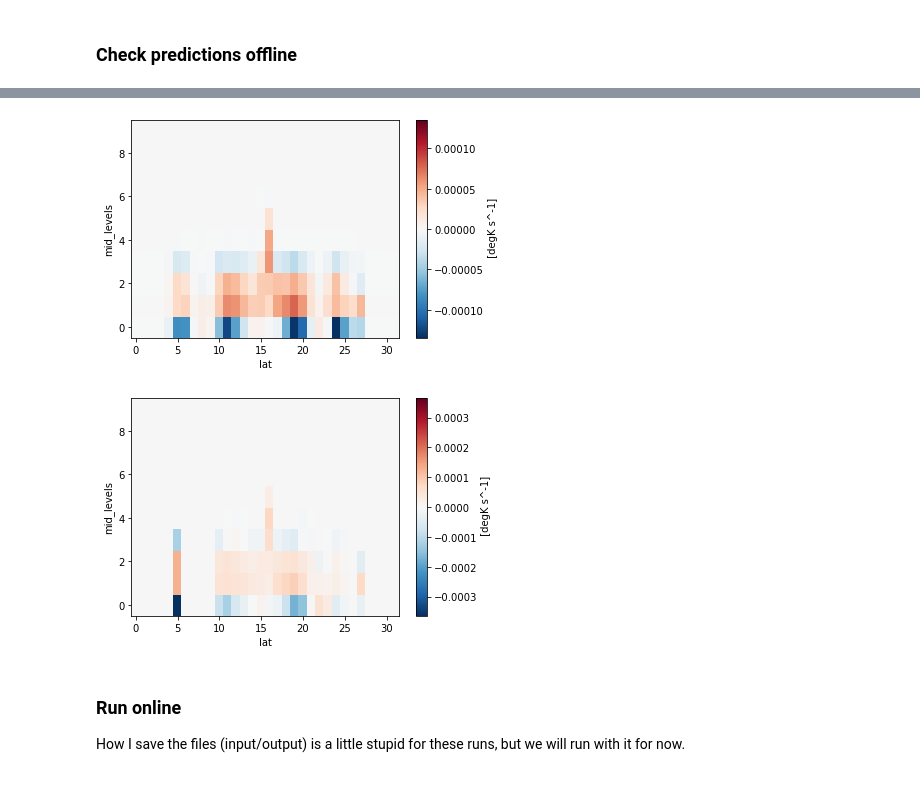
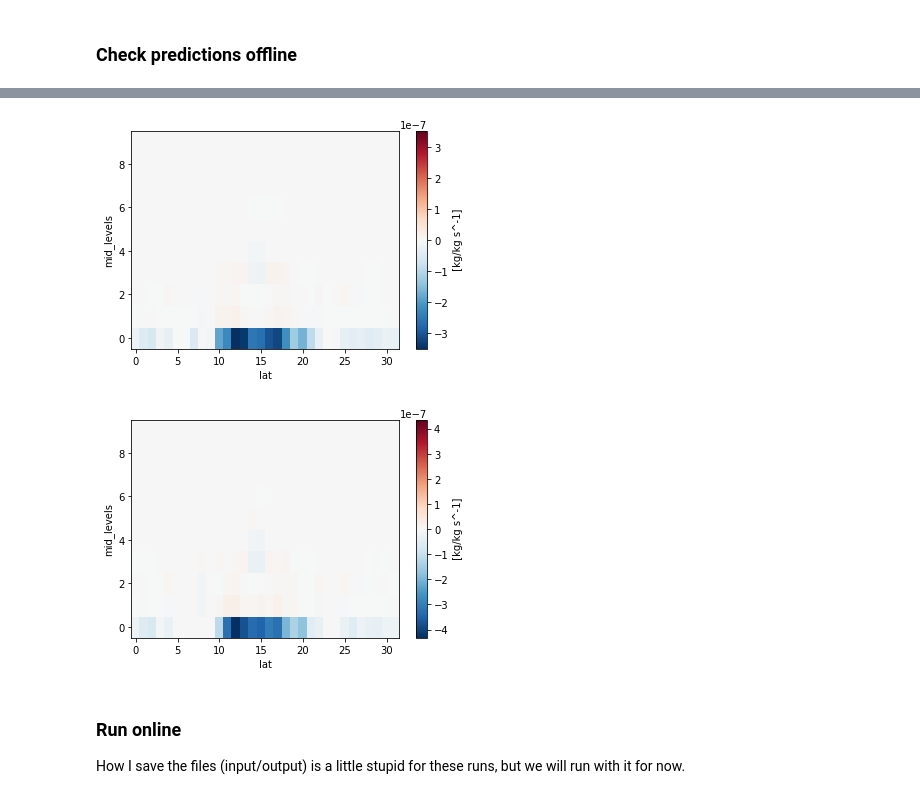
Before and after one commit to raspstephan/CliMT-ML, a Jupyter notebook: 3.0-Run-ML-models-online.ipynb, the cells around one changed output, grey strips where cells are left out. Cells and saved outputs as stored; diff of their text form; code cells hidden in the pictures.

```diff
--- a/3.0-Run-ML-models-online.ipynb
+++ b/3.0-Run-ML-models-online.ipynb
@@ -69,22 +77,6 @@ class MLConvection(TendencyComponent):
         'convective_precipitation_rate': {
             'dims': ['*'],
             'units': 'mm day^-1',
-        },
-        'air_temperature_tendency_from_convection': {
-            'dims': ['*', 'mid_levels'],
-            'units': 'degK s^-1',
-        },
-        'specific_humidity_tendency_from_convection': {
-            'dims': ['*', 'mid_levels'],
-            'units': 'kg/kg s^-1',
-        },
-        'eastward_wind_tendency_from_convection': {
-            'dims': ['*', 'mid_levels'],
-            'units': 'm s^-2',
-        },
-        'northward_wind_tendency_from_convection': {
-            'dims': ['*', 'mid_levels'],
-            'units': 'm s^-2',
         }
     }
 
@@ -114,7 +106,6 @@ class MLConvection(TendencyComponent):
         diagnostics = initialize_numpy_arrays_with_properties(
             self.diagnostic_properties, state, self.input_properties
         )
-
         # Concat input dimension
         ncol, nz = state['air_temperature'].shape
         input_arr = []
@@ -124,30 +115,21 @@ class MLConvection(TendencyComponent):
         input_arr = np.concatenate(input_arr, 1)
 
         # Ugly check to see whether its a RF or NN
-        if not input_means is None:
-            input_arr = normalize(input_arr, input_means, input_stds)
+        if not self.input_means is None:
+            input_arr = normalize(input_arr, self.input_means, self.input_stds)
         if not hasattr(self.model, 'compile'):
             preds = self.model.predict(input_arr)
         else:
             preds = self.model.predict(input_arr, 10000)
-        if not output_means is None:
-            preds = unnormalize(preds, output_means, output_stds)
+        if not self.output_means is None:
+            preds = unnormalize(preds, self.output_means, self.output_stds)
 
         # Split into tendencies
         tendencies['air_temperature'] = preds[:, :nz]
         tendencies['specific_humidity'] = preds[:, nz:nz*2]
         tendencies['eastward_wind'] = preds[:, nz*2:nz*3]
         tendencies['northward_wind'] = preds[:, nz*3:nz*4]
-        diagnostics['air_temperature_tendency_from_convection'][:] = (
-            tendencies['air_temperature'])
-        diagnostics['specific_humidity_tendency_from_convection'][:] = (
-            tendencies['specific_humidity'])
-        diagnostics['eastward_wind_tendency_from_convection'][:] = (
-            tendencies['eastward_wind'])
-        diagnostics['northward_wind_tendency_from_convection'][:] = (
-            tendencies['northward_wind'])
         diagnostics['convective_precipitation_rate'] = preds[:, -1]
-
         return tendencies, diagnostics
 # %% [markdown]
 ## Neural network
@@ -226,7 +200,7 @@ with open('rf1.pkl', 'rb') as f:
 rf.verbose = 0
 rf.n_jobs = None
 # %%
-rf_convection = MLConvection(rf)
+rf_convection = MLConvection(rf, tendencies_in_diagnostics=True)
 # %%
 regular_convection = climt.EmanuelConvection()
 # %% [markdown]
@@ -240,13 +214,13 @@ Wall time: 16.7 ms
 # %%
 truth, _ = regular_convection(my_state, timedelta(seconds=1800))
 # %%
-rf_preds['air_temperature'].isel(lon=0).T.plot();
+rf_preds['specific_humidity'].isel(lon=0).T.plot();
 # %% [output]
-[figure, old version]
+[figure, new version]
 # %%
-truth['air_temperature'].isel(lon=0).T.plot();
+truth['specific_humidity'].isel(lon=0).T.plot();
 # %% [output]
-[figure, old version]
+[figure, new version]
 # %% [markdown]
 ### Run online
 
```
Also changed, not shown: parts of 29 cells of this notebook, 1 other file.
